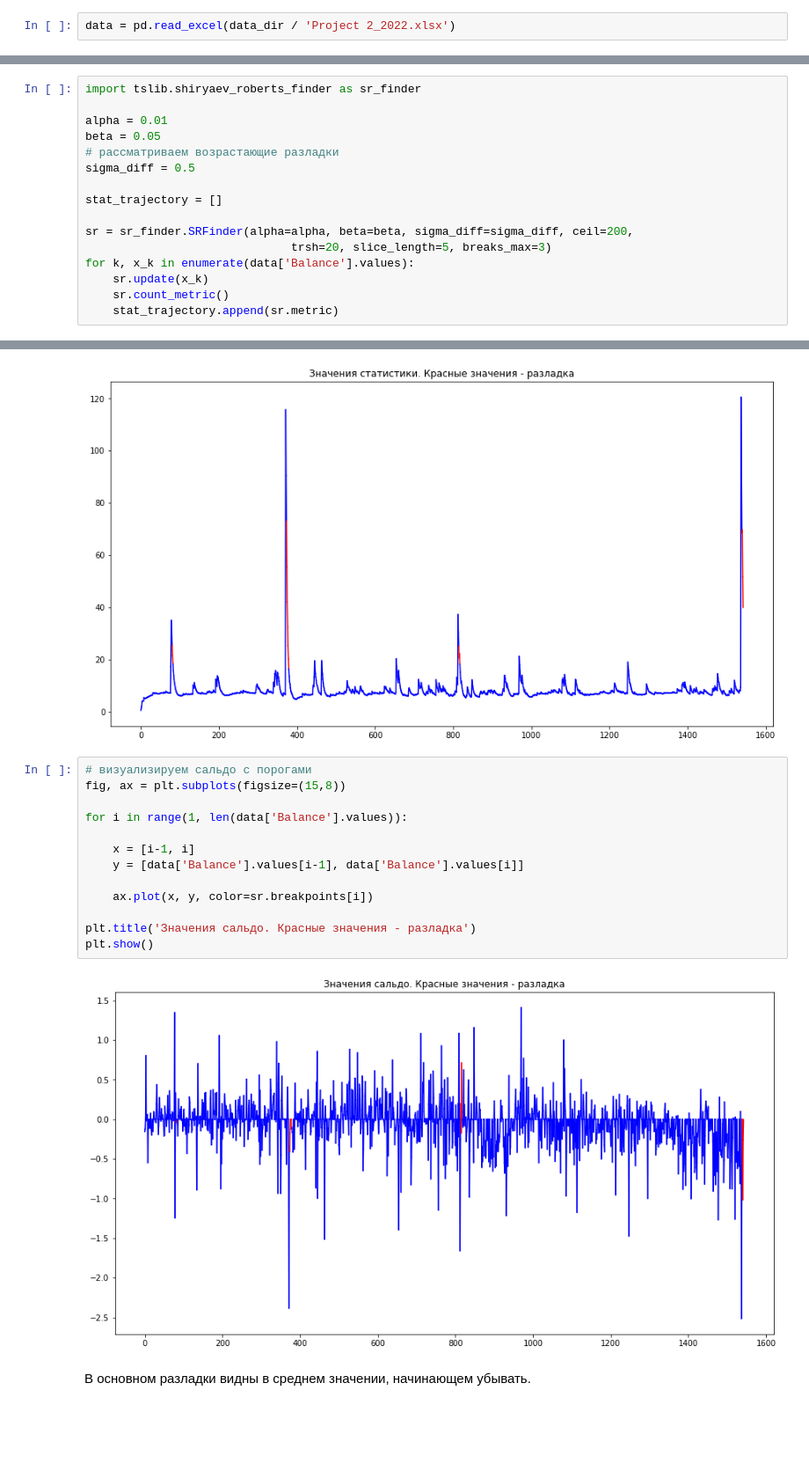
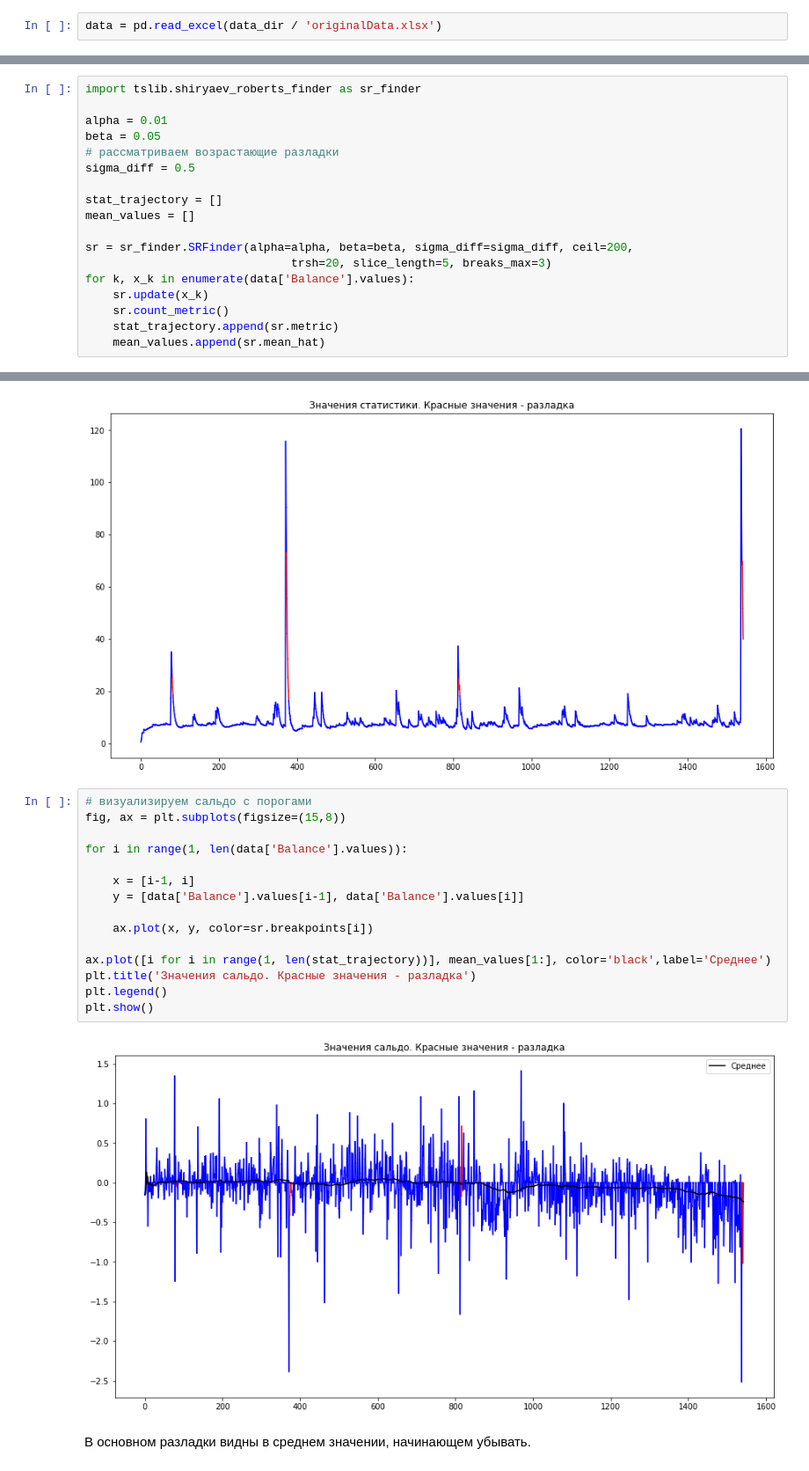
Before and after one commit to AndBoyS/hse-time-series-liquidity, a Jupyter notebook: notebooks/Breakpoint-finding.ipynb, the cells around one changed output, grey strips where cells are left out. Shown: that part at 88% size. Saved outputs shown, nothing was run; the diff lists cells and outputs as text; blank space fills up the shorter version.

```diff
--- a/notebooks/Breakpoint-finding.ipynb
+++ b/notebooks/Breakpoint-finding.ipynb
@@ -14,7 +14,7 @@ base_dir = Path().resolve().parent
 data_dir = base_dir / 'data'
 sys.path.append(str(base_dir))
 # %%
-data = pd.read_excel(data_dir / 'Project 2_2022.xlsx')
+data = pd.read_excel(data_dir / 'originalData.xlsx')
 # %%
 data.head()
 # %% [output]
@@ -93,6 +93,7 @@ beta = 0.05
 sigma_diff = 0.5
 
 stat_trajectory = []
+mean_values = []
 
 sr = sr_finder.SRFinder(alpha=alpha, beta=beta, sigma_diff=sigma_diff, ceil=200,
                               trsh=20, slice_length=5, breaks_max=3)
@@ -100,6 +101,7 @@ for k, x_k in enumerate(data['Balance'].values):
     sr.update(x_k)
     sr.count_metric()
     stat_trajectory.append(sr.metric)
+    mean_values.append(sr.mean_hat)
 # %%
 # визуализируем статистику с порогами
 fig, ax = plt.subplots(figsize=(15,8))
@@ -118,17 +120,19 @@ plt.show()
 # %%
 # визуализируем сальдо с порогами
 fig, ax = plt.subplots(figsize=(15,8))
 
 for i in range(1, len(data['Balance'].values)):
 
     x = [i-1, i]
     y = [data['Balance'].values[i-1], data['Balance'].values[i]]
 
     ax.plot(x, y, color=sr.breakpoints[i])
 
+ax.plot([i for i in range(1, len(stat_trajectory))], mean_values[1:], color='black',label='Среднее')
 plt.title('Значения сальдо. Красные значения - разладка')
+plt.legend()
 plt.show()
 # %% [output]
-[figure, old version]
+[figure, new version]
 # %% [markdown]
 В основном разладки видны в среднем значении, начинающем убывать.
```
